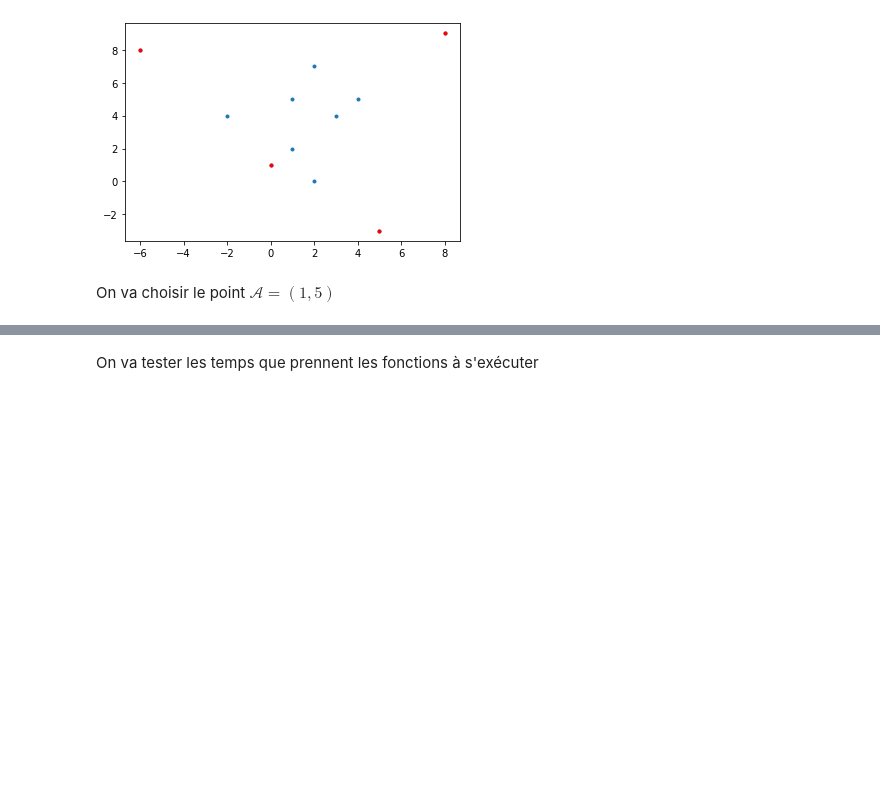
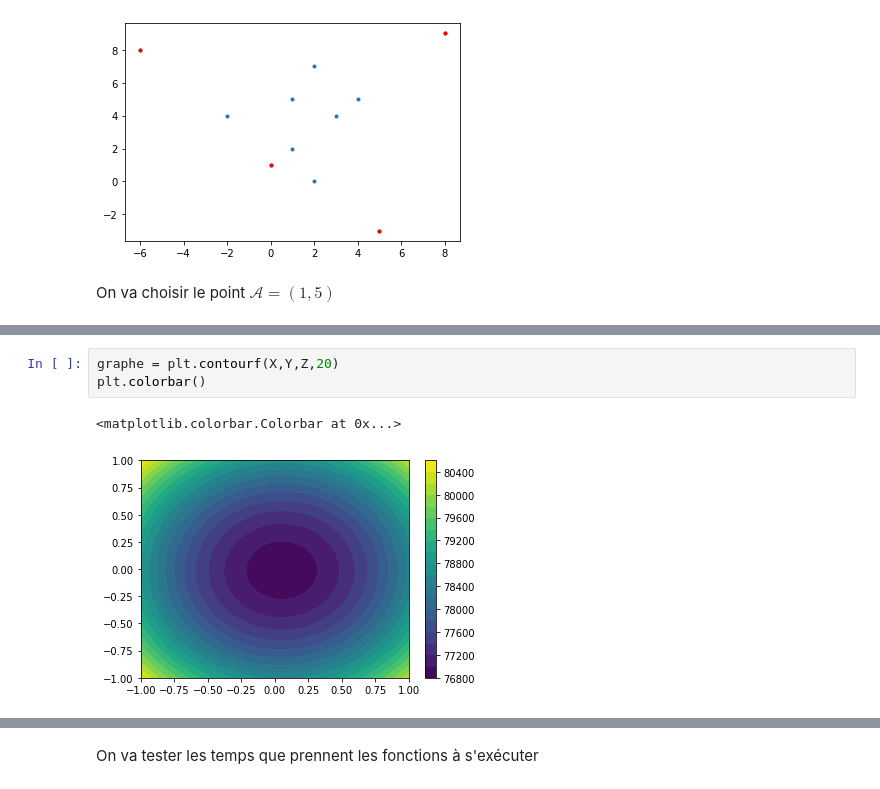
Before and after one commit to garancerx/optimisation_projet, a Jupyter notebook: projet_opti.ipynb, the cells around one changed output, grey strips where cells are left out. Cells and saved outputs as stored; diff of their text form; blank space fills up the shorter version.

```diff
--- a/projet_opti.ipynb
+++ b/projet_opti.ipynb
@@ -91,3 +119,9 @@ def Jprime(x):
+# %%
+graphe = plt.contourf(X,Y,Z,20)
+plt.colorbar()
+# %% [output]
+<matplotlib.colorbar.Colorbar at 0x...>
+[figure, added]
 # %%
 #xk+1 = xk − ρ∇~ J(xk).
 #https://www.ceremade.dauphine.fr/~gontier/Publications/methodesNumeriques.pdf
```
Also changed, not shown: parts of 34 cells of this notebook.
